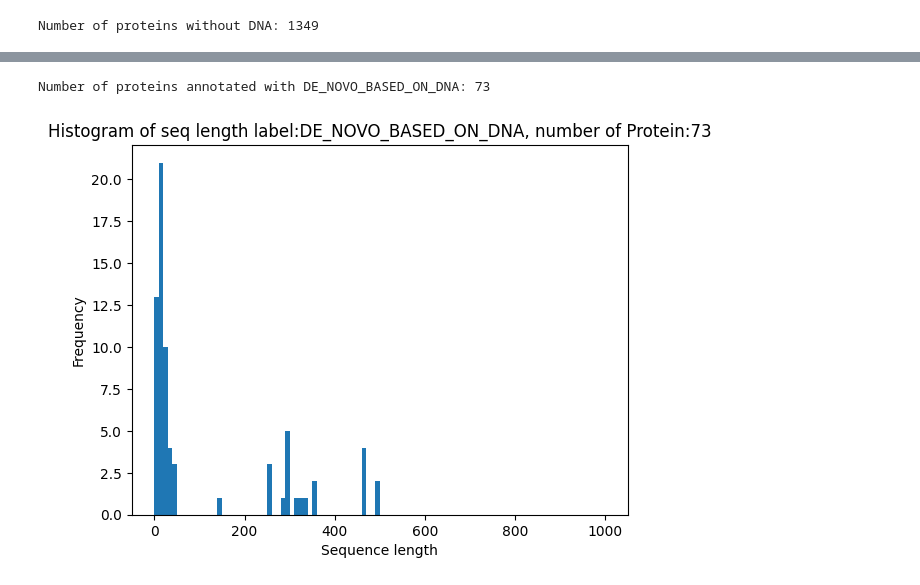
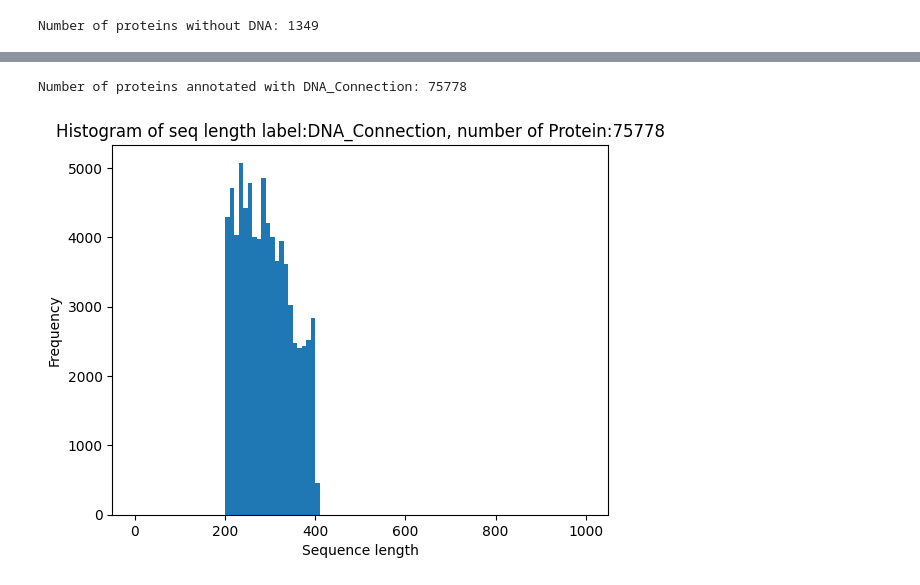
Before and after one commit to PyEED/TEM-lactamase, a Jupyter notebook: scr/code/006_TEM_Data_Stats.ipynb, the cells around one changed output, grey strips where cells are left out. Saved outputs shown, nothing was run; the diff lists cells and outputs as text; code cells hidden in the pictures.

```diff
--- a/scr/code/006_TEM_Data_Stats.ipynb
+++ b/scr/code/006_TEM_Data_Stats.ipynb
@@ -236,40 +236,40 @@ IDs of DNA sequences with the most connections to proteins: [{'d.accession_id':
 # %%
 label_type = "Source"
 label_value = "DNA_Connection"
-label_value = "BLAST_Protein"
-label_value = "ELBD"
+#label_value = "BLAST_Protein"
+#label_value = "ELBD"
 
 node_type = "Protein"
 #node_type = "DNA"
 
-label_value = 'DE_NOVO_BASED_ON_DNA'
+#label_value = 'DE_NOVO_BASED_ON_DNA'
 
 # give me a sequence histogram for al the proteins that are annoted by a label source with the value BLAST_Protein
 # first get all the proteins that are annotated with the label source and the value BLAST_Protein
 query_proteins_annotated_with_blast_protein = f"""
     MATCH (p:{node_type}) WHERE p.{label_type} = '{label_value}' RETURN p.accession_id
 """
 proteins_annotated_with_blast_protein = eedb.db.execute_read(query_proteins_annotated_with_blast_protein)
 print(f"Number of proteins annotated with {label_value}: {len(proteins_annotated_with_blast_protein)}")
 
 # get the sequence length of the proteins
 query_sequence_length_of_proteins_annotated_with_blast_protein = f"""
     MATCH (p:{node_type}) WHERE p.{label_type} = '{label_value}' RETURN p.seq_length
 """
 sequence_length_of_proteins_annotated_with_blast_protein = eedb.db.execute_read(query_sequence_length_of_proteins_annotated_with_blast_protein)
 
 sequence_length_of_proteins_annotated_with_blast_protein = [item["p.seq_length"] for item in sequence_length_of_proteins_annotated_with_blast_protein]
 
 # plot the histogram of the sequence length of the proteins
 plt.hist(sequence_length_of_proteins_annotated_with_blast_protein, bins=100, range=(0, 1000))
 plt.title(f"Histogram of seq length label:{label_value}, number of {node_type}:{len(sequence_length_of_proteins_annotated_with_blast_protein)}")
 plt.xlabel("Sequence length")
 plt.ylabel("Frequency")
 plt.show()
 plt.close()
 # %% [output]
-Number of proteins annotated with DE_NOVO_BASED_ON_DNA: 73
+Number of proteins annotated with DNA_Connection: 75778
-[figure, old version]
+[figure, new version]
 # %%
 # the number of the proteins labeled like the above shoudl include all proteins in the database
 # so i want to check if the number of proteins labeled like the above is the same as the total number of proteins in the database
```
Also changed, not shown: parts of 9 cells of this notebook, 2 other files.
